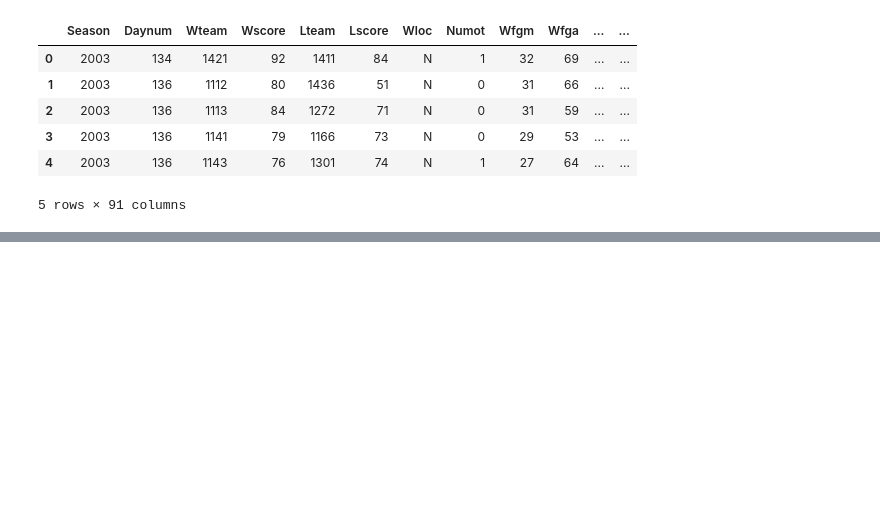
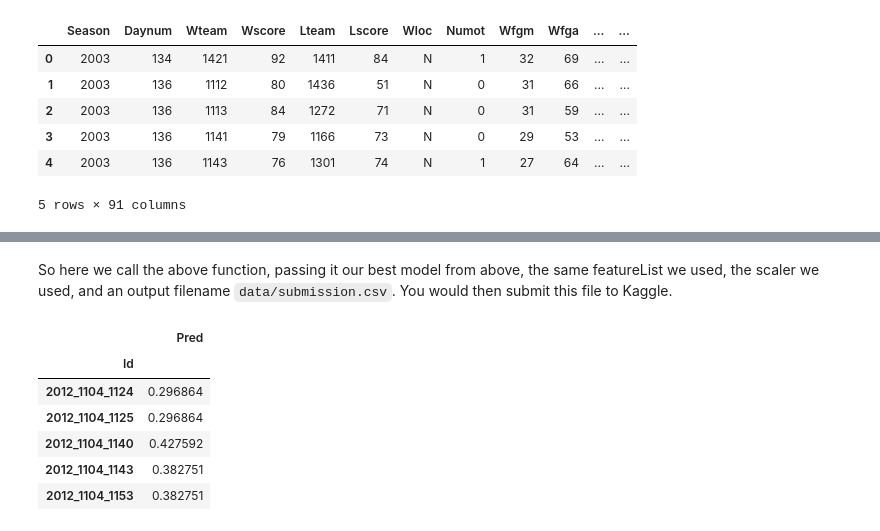
Before and after one commit to dtamayo/NCAAbasketball, a Jupyter notebook: submission.ipynb, the cells around one changed output, grey strips where cells are left out. Saved outputs shown, nothing was run; the diff lists cells and outputs as text; code cells hidden in the pictures; blank space fills up the shorter version.

```diff
--- a/submission.ipynb
+++ b/submission.ipynb
@@ -92,0 +97,16 @@ submission.to_csv("data/submission.csv", encoding='ascii')
+# %% [markdown]
+So here we call the above function, passing it our best model from above, the same featureList we used, the scaler we used, and an output filename `data/submission.csv`.  You would then submit this file to Kaggle.
+# %%
+submission_output_file = "data/submission.csv"
+write_submission_file(model, featureList, scaler, submission_output_file)
+# %%
+submission_df = pd.read_csv(submission_output_file, index_col=0)
+submission_df.head()
+# %% [output]
+|  | Pred |
+| Id |  |
+| 2012_1104_1124 | 0.296864 |
+| 2012_1104_1125 | 0.296864 |
+| 2012_1104_1140 | 0.427592 |
+| 2012_1104_1143 | 0.382751 |
+| 2012_1104_1153 | 0.382751 |
```
Also changed, not shown: parts of 27 cells of this notebook, 5 other files.
